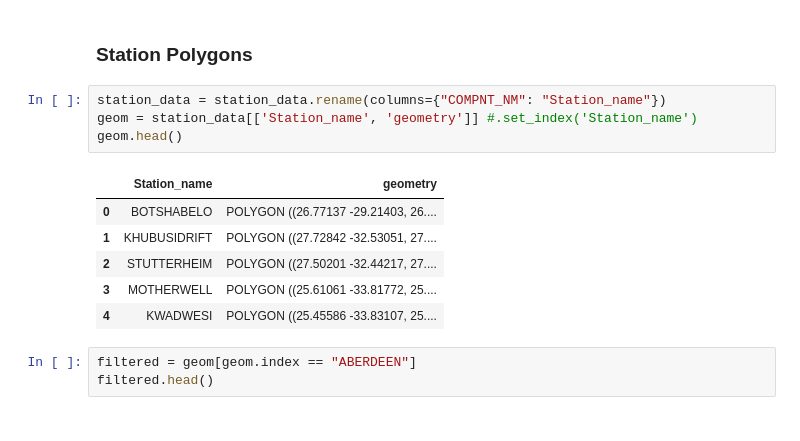
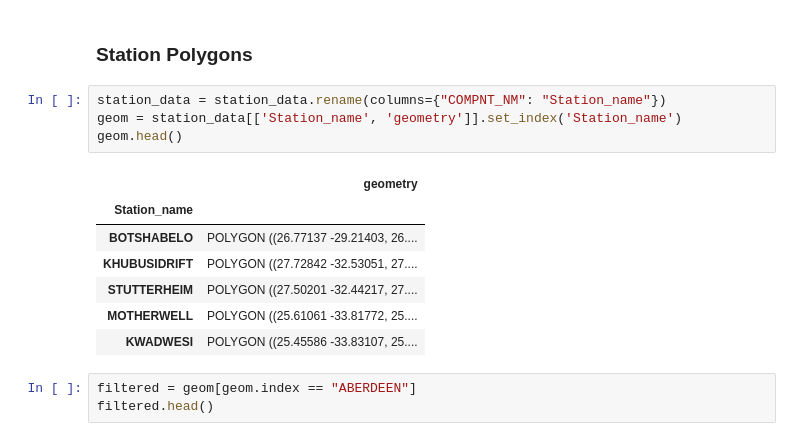
Before and after one commit to monitor-crime-talent-org/monitor-crime-and-talent, a Jupyter notebook: notebook/explore_the_data.ipynb, the cells around one changed output. Saved outputs shown, nothing was run; the diff lists cells and outputs as text.

```diff
--- a/notebook/explore_the_data.ipynb
+++ b/notebook/explore_the_data.ipynb
@@ -318,15 +303,16 @@ Saved to: C:\Users\DELL\Downloads\2025-2026_-_3rd_Quarter_WEB.xlsx
 ### Station Polygons
 # %%
 station_data = station_data.rename(columns={"COMPNT_NM": "Station_name"})
-geom = station_data[['Station_name', 'geometry']] #.set_index('Station_name')
+geom = station_data[['Station_name', 'geometry']].set_index('Station_name')
 geom.head()
 # %% [output]
-|  | Station_name | geometry |
-| 0 | BOTSHABELO | POLYGON ((26.77137 -29.21403, 26.... |
-| 1 | KHUBUSIDRIFT | POLYGON ((27.72842 -32.53051, 27.... |
-| 2 | STUTTERHEIM | POLYGON ((27.50201 -32.44217, 27.... |
-| 3 | MOTHERWELL | POLYGON ((25.61061 -33.81772, 25.... |
-| 4 | KWADWESI | POLYGON ((25.45586 -33.83107, 25.... |
+|  | geometry |
+| Station_name |  |
+| BOTSHABELO | POLYGON ((26.77137 -29.21403, 26.... |
+| KHUBUSIDRIFT | POLYGON ((27.72842 -32.53051, 27.... |
+| STUTTERHEIM | POLYGON ((27.50201 -32.44217, 27.... |
+| MOTHERWELL | POLYGON ((25.61061 -33.81772, 25.... |
+| KWADWESI | POLYGON ((25.45586 -33.83107, 25.... |
 # %%
 filtered = geom[geom.index == "ABERDEEN"]
 filtered.head()
```
Also changed, not shown: parts of 7 cells of this notebook, 4 other files.
